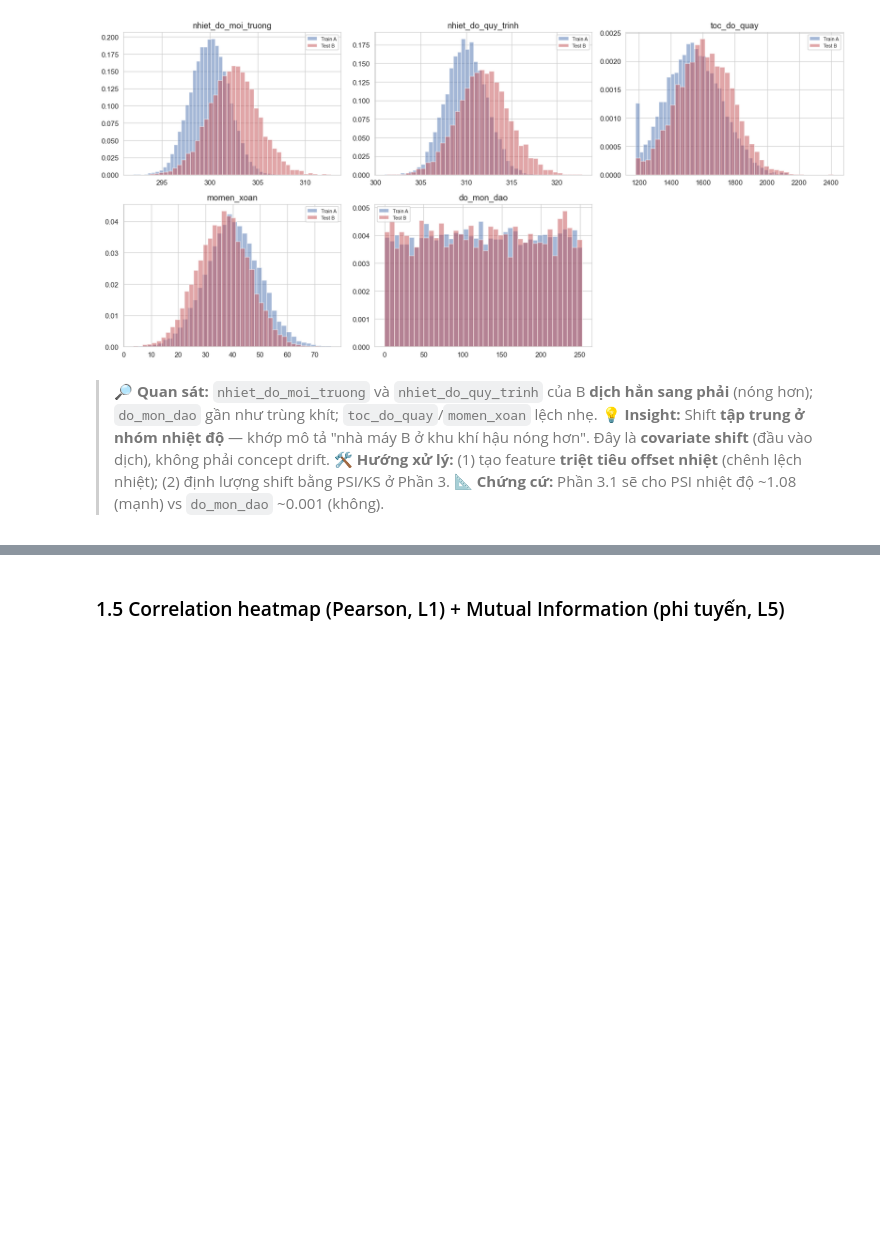
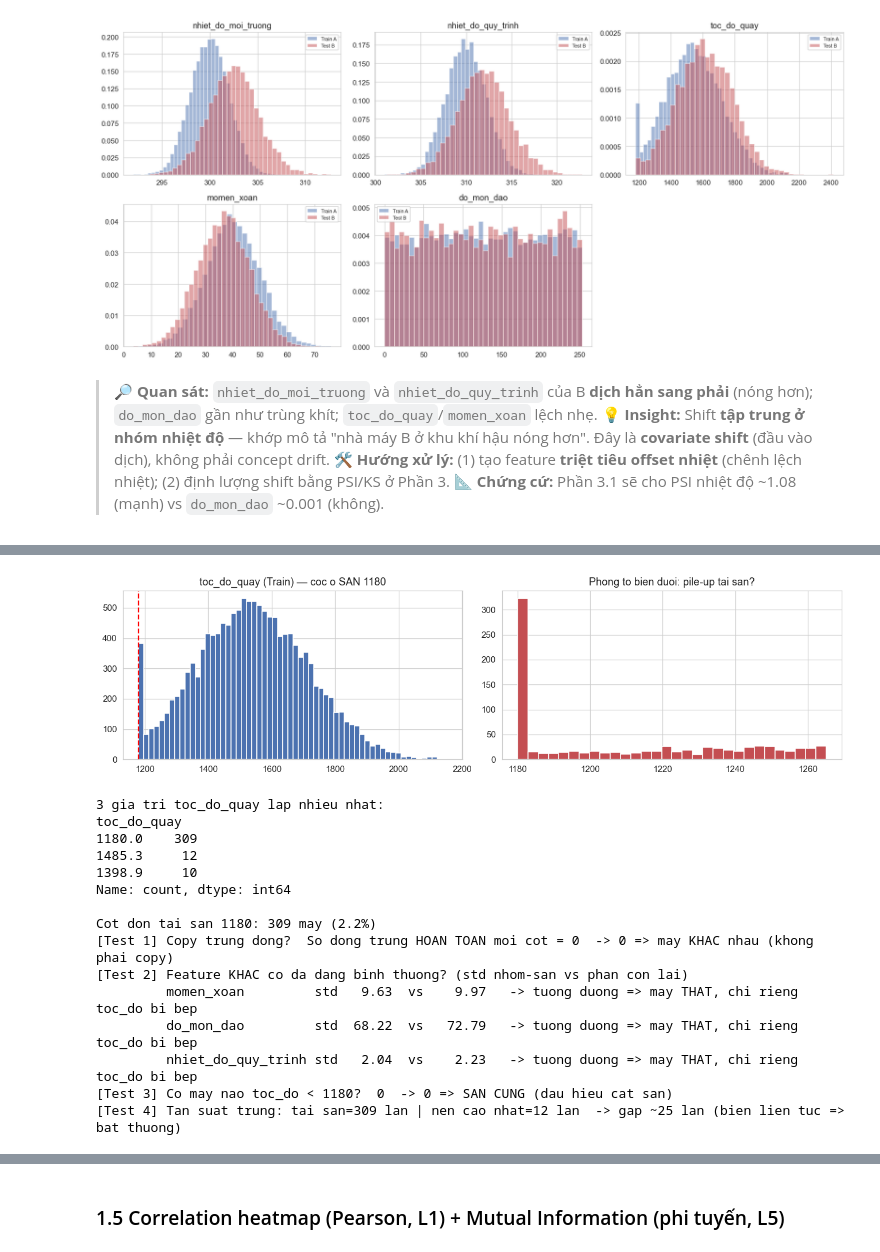
Before and after one commit to tuanhuu3264/MasterDegree_ML_GroupProject, a Jupyter notebook: bai_tap_FINAL.ipynb, the cells around one changed output, grey strips where cells are left out. Drawn from its saved outputs; the diff is of its cells as text; code cells hidden in the pictures; blank space fills up the shorter version.

```diff
--- a/bai_tap_FINAL.ipynb
+++ b/bai_tap_FINAL.ipynb
@@ -125,10 +122,0 @@ axes.ravel()[-1].axis('off'); plt.tight_layout(); plt.show()
-# %%
-fig,ax=plt.subplots(1,2,figsize=(12,3.4))
-tr_rpm=train['toc_do_quay']
-ax[0].hist(tr_rpm,bins=60,color='#4C72B0'); ax[0].set_title('toc_do_quay (Train) — chu y coc o bien')
-top=tr_rpm.max()
-ax[1].hist(tr_rpm[tr_rpm>tr_rpm.quantile(.98)],bins=30,color='#C44E52')
-ax[1].set_title('Duoi tren toc_do_quay — pile-up = clipping?')
-plt.tight_layout(); plt.show()
-vc=tr_rpm.round().value_counts().head(3)
-print('3 gia tri toc_do_quay lap nhieu nhat (dau hieu clip):'); print(vc)
@@ -147,0 +129,40 @@ Name: count, dtype: int64
+# %%
+tr_rpm=train['toc_do_quay']; floor=tr_rpm.min()
+fig,ax=plt.subplots(1,2,figsize=(12,3.4))
+ax[0].hist(tr_rpm,bins=60,color='#4C72B0'); ax[0].axvline(floor,ls='--',c='r')
+ax[0].set_title(f'toc_do_quay (Train) — coc o SAN {floor:.0f}')
+ax[1].hist(tr_rpm[tr_rpm<tr_rpm.quantile(.06)],bins=30,color='#C44E52')   # nhin BIEN DUOI (noi nghi co clip)
+ax[1].set_title('Phong to bien duoi: pile-up tai san?')
+plt.tight_layout(); plt.show()
+print('3 gia tri toc_do_quay lap nhieu nhat:'); print(tr_rpm.round(2).value_counts().head(3))
+
+# ---- LOAI TRU cac gia thuyet khac (khong ket luan vo can cu) ----
+grp=train[tr_rpm==floor]; rest=train[tr_rpm!=floor]
+n_pile=len(grp)
+print(f'\nCot don tai san {floor:.0f}: {n_pile} may ({n_pile/len(train)*100:.1f}%)')
+print(f'[Test 1] Copy trung dong?  So dong trung HOAN TOAN moi cot = {grp.duplicated().sum()}'
+      f'  -> {"0 => may KHAC nhau (khong phai copy)" if grp.duplicated().sum()==0 else "co trung"}')
+print('[Test 2] Feature KHAC co da dang binh thuong? (std nhom-san vs phan con lai)')
+for c in ['momen_xoan','do_mon_dao','nhiet_do_quy_trinh']:
+    print(f'         {c:18s} std {grp[c].std():6.2f}  vs  {rest[c].std():6.2f}   -> tuong duong => may THAT, chi rieng toc_do bi bep')
+below=(tr_rpm<floor).sum()
+print(f'[Test 3] Co may nao toc_do < {floor:.0f}?  {below}  -> {"0 => SAN CUNG (dau hieu cat san)" if below==0 else "co"}')
+bg=tr_rpm[tr_rpm!=floor].round(2).value_counts().max()
+print(f'[Test 4] Tan suat trung: tai san={n_pile} lan | nen cao nhat={bg} lan  -> gap ~{n_pile//bg} lan (bien lien tuc => bat thuong)')
+# %% [output]
+[figure, added]
+3 gia tri toc_do_quay lap nhieu nhat:
+toc_do_quay
+1180.0    309
+1485.3     12
+1398.9     10
+Name: count, dtype: int64
+
+Cot don tai san 1180: 309 may (2.2%)
+[Test 1] Copy trung dong?  So dong trung HOAN TOAN moi cot = 0  -> 0 => may KHAC nhau (khong phai copy)
+[Test 2] Feature KHAC co da dang binh thuong? (std nhom-san vs phan con lai)
+         momen_xoan         std   9.63  vs    9.97   -> tuong duong => may THAT, chi rieng toc_do bi bep
+         do_mon_dao         std  68.22  vs   72.79   -> tuong duong => may THAT, chi rieng toc_do bi bep
+         nhiet_do_quy_trinh std   2.04  vs    2.23   -> tuong duong => may THAT, chi rieng toc_do bi bep
+[Test 3] Co may nao toc_do < 1180?  0  -> 0 => SAN CUNG (dau hieu cat san)
+[Test 4] Tan suat trung: tai san=309 lan | nen cao nhat=12 lan  -> gap ~25 lan (bien lien tuc => bat thuong)
```
Also changed, not shown: parts of 11 cells of this notebook, 6 other files.
